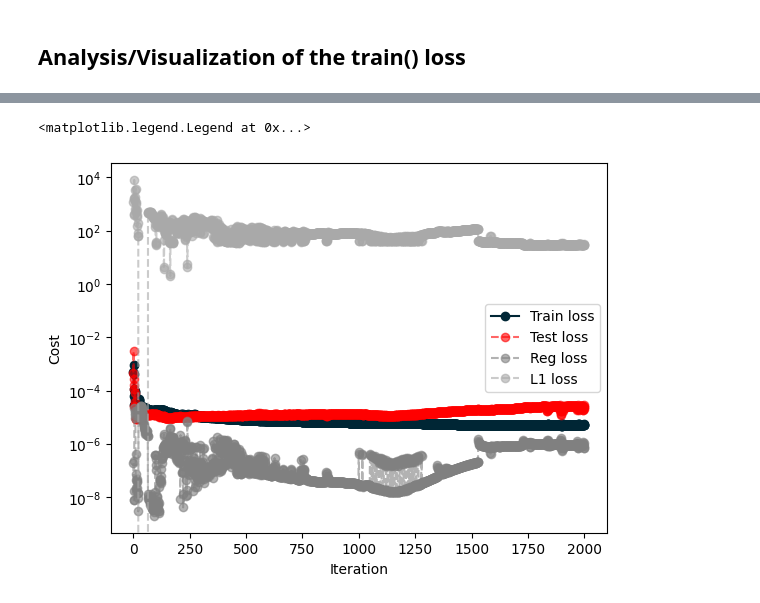
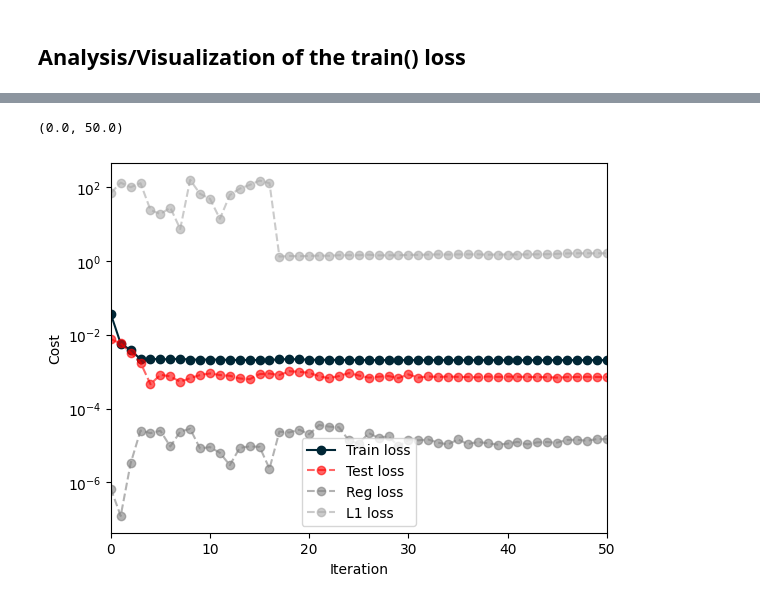
Before and after one commit to mariaproebstl/MScThesis, a Jupyter notebook: Python/DeePyMoD/own_ODE_Example_S4.ipynb, the cells around one changed output, grey strips where cells are left out. Saved outputs shown, nothing was run; the diff lists cells and outputs as text; code cells hidden in the pictures.

```diff
--- a/Python/DeePyMoD/own_ODE_Example_S4.ipynb
+++ b/Python/DeePyMoD/own_ODE_Example_S4.ipynb
@@ -356,15 +366,15 @@ for summary in summary_iterator(file_dir):
 # %%
 fig, ax = plt.subplots()
 ax.plot(train_loss, c='#002635', marker='o', label='Train loss')
 ax.plot(test_loss, c='red', marker='o', ls='--', alpha=0.6, label='Test loss')
 ax.plot(reg_loss, c='gray', marker='o', ls='--', alpha=0.6, label='Reg loss')
 ax.plot(l1_loss, c='darkgray', marker='o', ls='--', alpha=0.6, label='L1 loss')
 ax.set_yscale('log')
 ax.set_xlabel('Iteration')
 ax.set_ylabel('Cost')
 ax.legend()
-# plt.xlim([0, 500])
+plt.xlim([0, 50])
 # %% [output]
-<matplotlib.legend.Legend at 0x...>
+(0.0, 50.0)
-[figure, old version]
+[figure, new version]
 # %%
```
Also changed, not shown: parts of 18 cells of this notebook, 1 other file.
